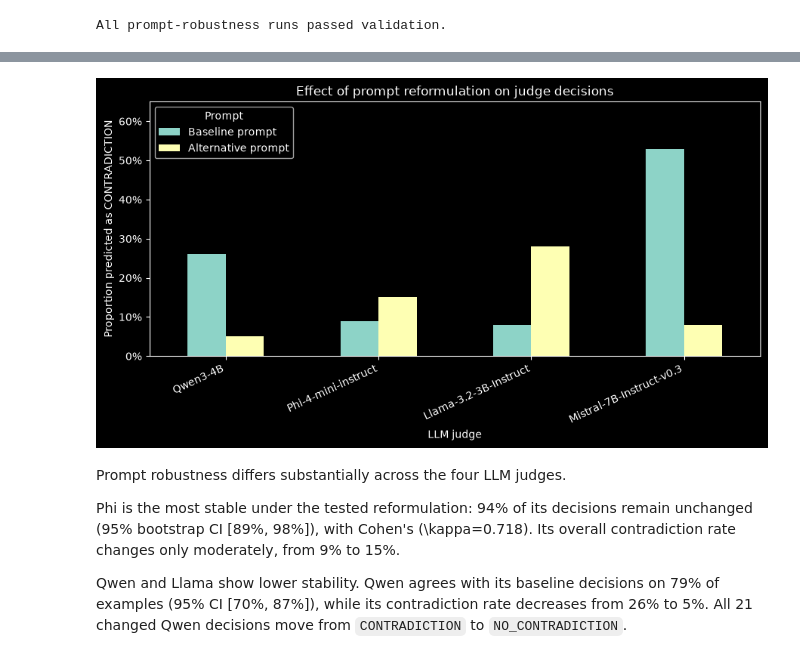
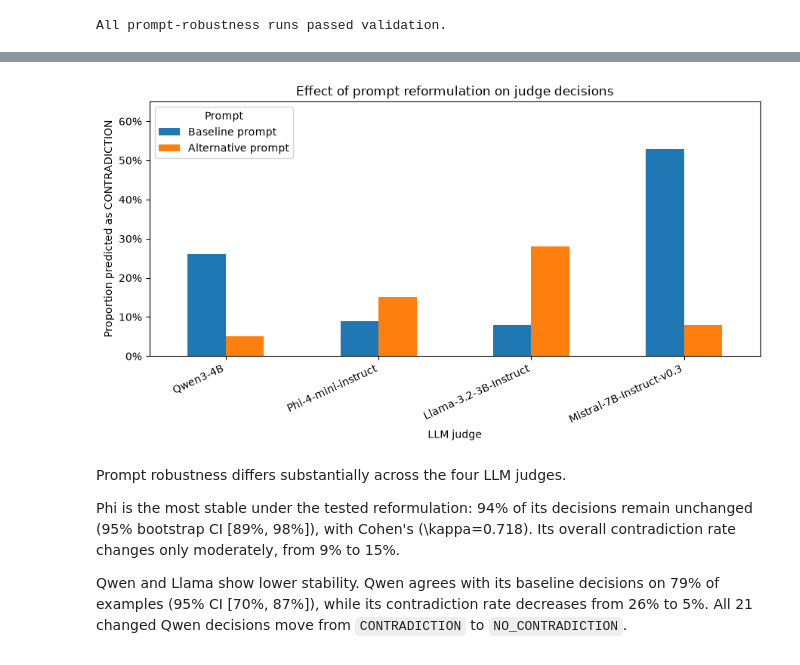
Before and after one commit to Maty228/LLM-Persona-judge-agreement, a Jupyter notebook: llm_judge_agreement.ipynb, the cells around one changed output, grey strips where cells are left out. Cells and saved outputs as stored; diff of their text form; code cells hidden in the pictures.

```diff
--- a/llm_judge_agreement.ipynb
+++ b/llm_judge_agreement.ipynb
@@ -1225,6 +1227,8 @@ import matplotlib.pyplot as plt
 
 from matplotlib.ticker import PercentFormatter
 from sklearn.metrics import cohen_kappa_score
+
+plt.style.use("default")
 
 
 prediction_matrix = pd.DataFrame(
@@ -3873,34 +3966,46 @@ ax.set_ylabel(
     "Proportion predicted as CONTRADICTION"
 )
 
 ax.set_title(
     "Effect of prompt reformulation on judge decisions"
 )
 
 ax.yaxis.set_major_formatter(
     PercentFormatter(
         xmax=1
     )
 )
 
 ax.set_ylim(
     0,
     0.65,
 )
 
 ax.legend(
     title="Prompt"
 )
 
 plt.xticks(
     rotation=25,
     ha="right",
 )
 
 plt.tight_layout()
+
+fig = ax.get_figure()
+fig.patch.set_facecolor("white")
+ax.set_facecolor("white")
+fig.savefig(
+    "figures/09_prompt_robustness.png",
+    dpi=200,
+    bbox_inches="tight",
+    facecolor="white",
+)
+
+
 plt.show()
 # %% [output]
-[figure, old version]
+[figure, new version]
 # %% [markdown]
 Prompt robustness differs substantially across the four LLM judges.
 
```
Also changed, not shown: parts of 9 cells of this notebook, 2 other files.
